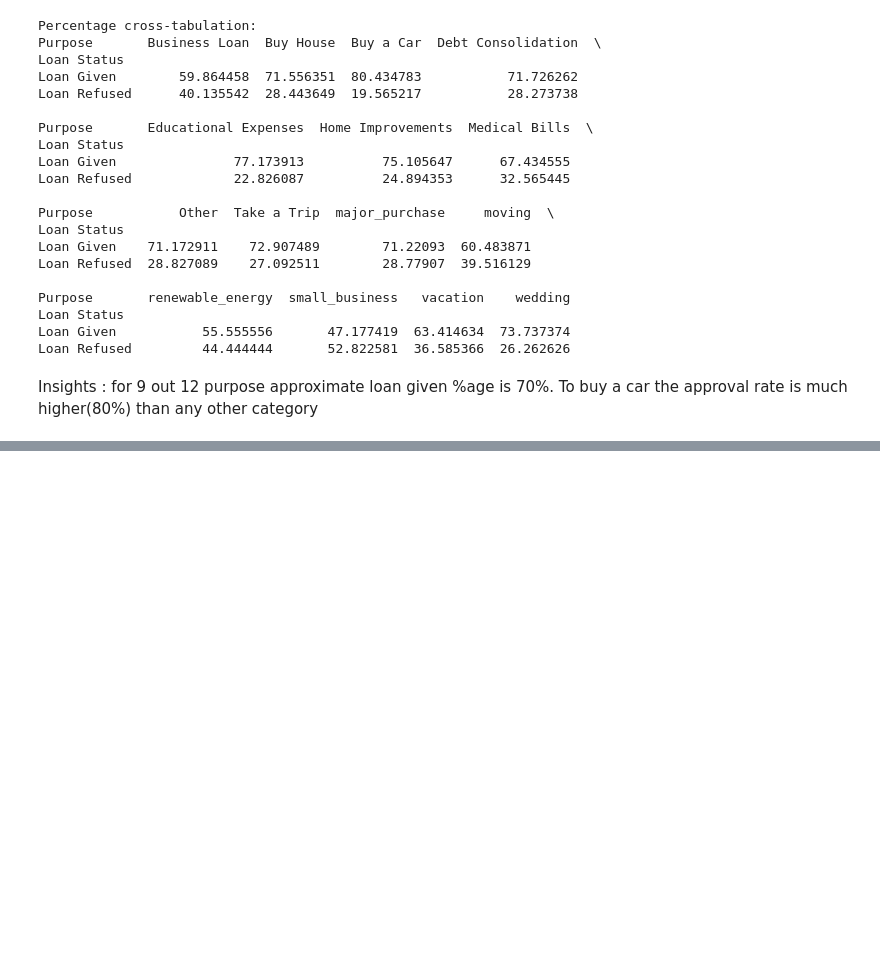
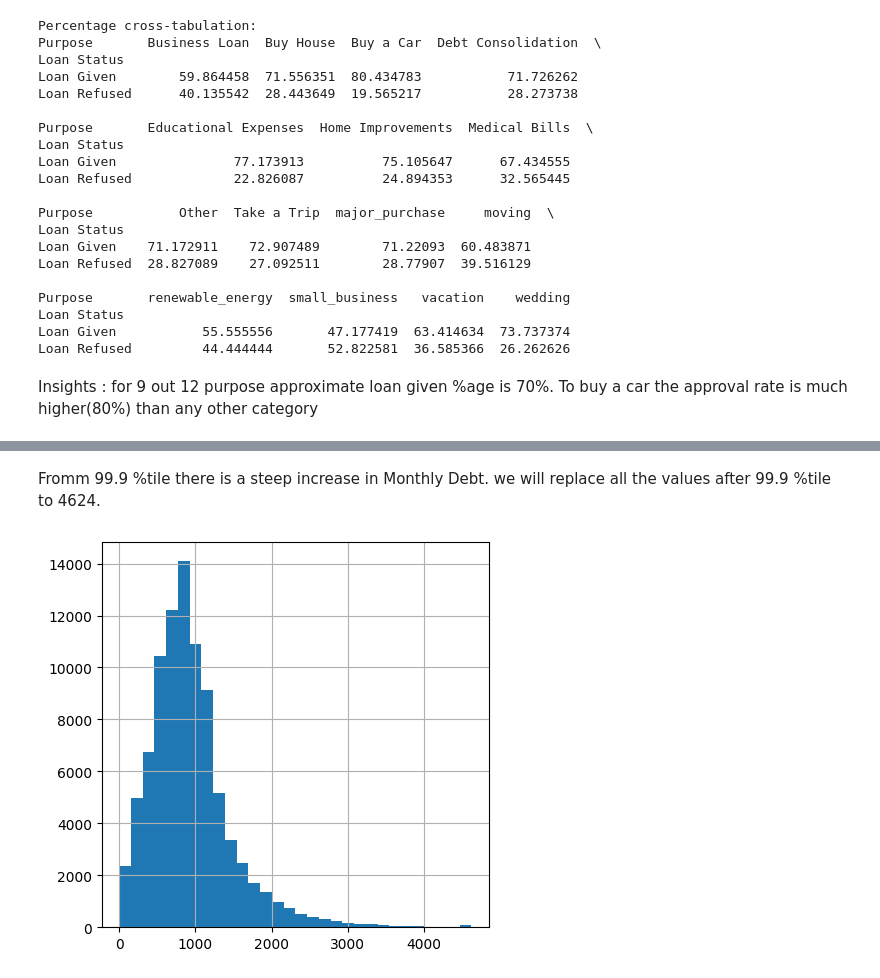
Before and after one commit to RohitDas92/Loan-Approval-Prediction-Project, a Jupyter notebook: loan_approval_prediction.ipynb, the cells around one changed output, grey strips where cells are left out. Saved outputs shown, nothing was run; the diff lists cells and outputs as text; code cells hidden in the pictures; blank space fills up the shorter version.

```diff
--- a/loan_approval_prediction.ipynb
+++ b/loan_approval_prediction.ipynb
@@ -967,0 +1032,15 @@ Insights : for 9 out 12 purpose approximate loan given %age is 70%. To buy a car
+# %% [markdown]
+Fromm 99.9 %tile  there is a steep increase in Monthly Debt. we will replace all the values after 99.9 %tile to 4624.
+# %%
+df_duplicates_removed.loc[df_duplicates_removed['Monthly Debt']>4623, 'Monthly Debt'] = 4624
+# %%
+plt.rc('font', size=14)
+plt.rc('axes', labelsize=14, titlesize=14)
+plt.rc('legend', fontsize=14)
+plt.rc('xtick', labelsize=10)
+plt.rc('ytick', labelsize=10)
+
+df_duplicates_removed['Monthly Debt'].hist(bins=30, figsize=(5, 5) )
+plt.show()
+# %% [output]
+[figure, added]
```
Also changed, not shown: parts of 66 cells of this notebook.
